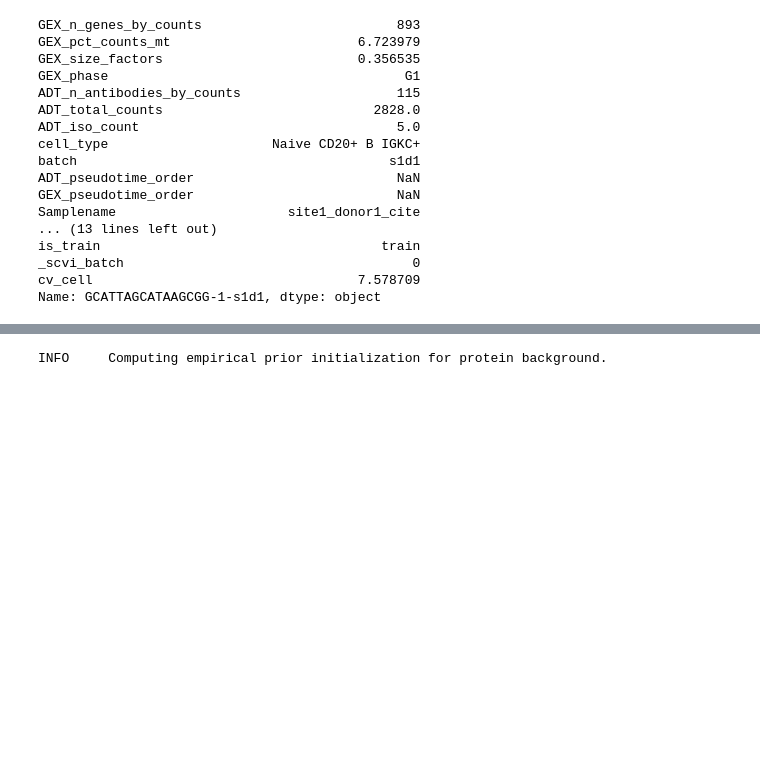
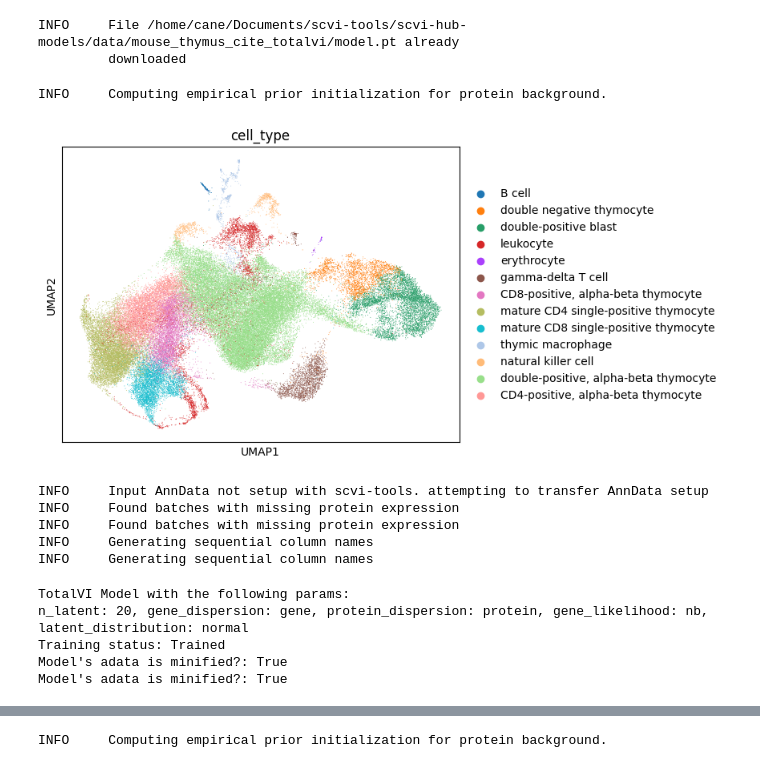
Before and after one commit to YosefLab/scvi-hub-models, a Jupyter notebook: src/scvi_hub_models/test.ipynb, the cells around one changed output, grey strips where cells are left out. Saved outputs shown, nothing was run; the diff lists cells and outputs as text; code cells hidden in the pictures; blank space fills up the shorter version.

```diff
--- a/src/scvi_hub_models/test.ipynb
+++ b/src/scvi_hub_models/test.ipynb
@@ -84,20 +267,30 @@ mdata = self.get_adata()
-# %%
-mdata['rna'].obs.iloc[0]
-# %% [output]
-GEX_n_genes_by_counts                         893
-GEX_pct_counts_mt                        6.723979
-GEX_size_factors                         0.356535
-GEX_phase                                      G1
-ADT_n_antibodies_by_counts                    115
-ADT_total_counts                           2828.0
-ADT_iso_count                                 5.0
-cell_type                     Naive CD20+ B IGKC+
-batch                                        s1d1
-ADT_pseudotime_order                          NaN
-GEX_pseudotime_order                          NaN
-Samplename                      site1_donor1_cite
-... (13 lines left out)
-is_train                                    train
-_scvi_batch                                     0
-cv_cell                                  7.578709
-Name: GCATTAGCATAAGCGG-1-s1d1, dtype: object
+# %%
+model = self.get_model(mdata)
+# %% [output]
+INFO     File /home/cane/Documents/scvi-tools/scvi-hub-models/data/mouse_thymus_cite_totalvi/model.pt already
+         downloaded
+INFO     Computing empirical prior initialization for protein background.
+# %%
+mdata.obsm['X_totalvi'] = model.get_latent_representation()
+sc.pp.neighbors(mdata, use_rep='X_totalvi')
+sc.tl.umap(mdata)
+mdata['rna'].obsm['X_umap'] = mdata.obsm['X_umap']
+sc.pl.umap(mdata['rna'], color='cell_type')
+# %% [output]
+[figure, added]
+# %%
+model_path = self._minify_and_save_model(model, mdata)
+# %% [output]
+INFO     Input AnnData not setup with scvi-tools. attempting to transfer AnnData setup
+INFO     Found batches with missing protein expression
+INFO     Found batches with missing protein expression
+INFO     Generating sequential column names
+INFO     Generating sequential column names
+# %%
+model
+# %% [output]
+TotalVI Model with the following params:
+n_latent: 20, gene_dispersion: gene, protein_dispersion: protein, gene_likelihood: nb, latent_distribution: normal
+Training status: Trained
+Model's adata is minified?: True
+Model's adata is minified?: True
```
Also changed, not shown: parts of 46 cells of this notebook, 6 other files.
